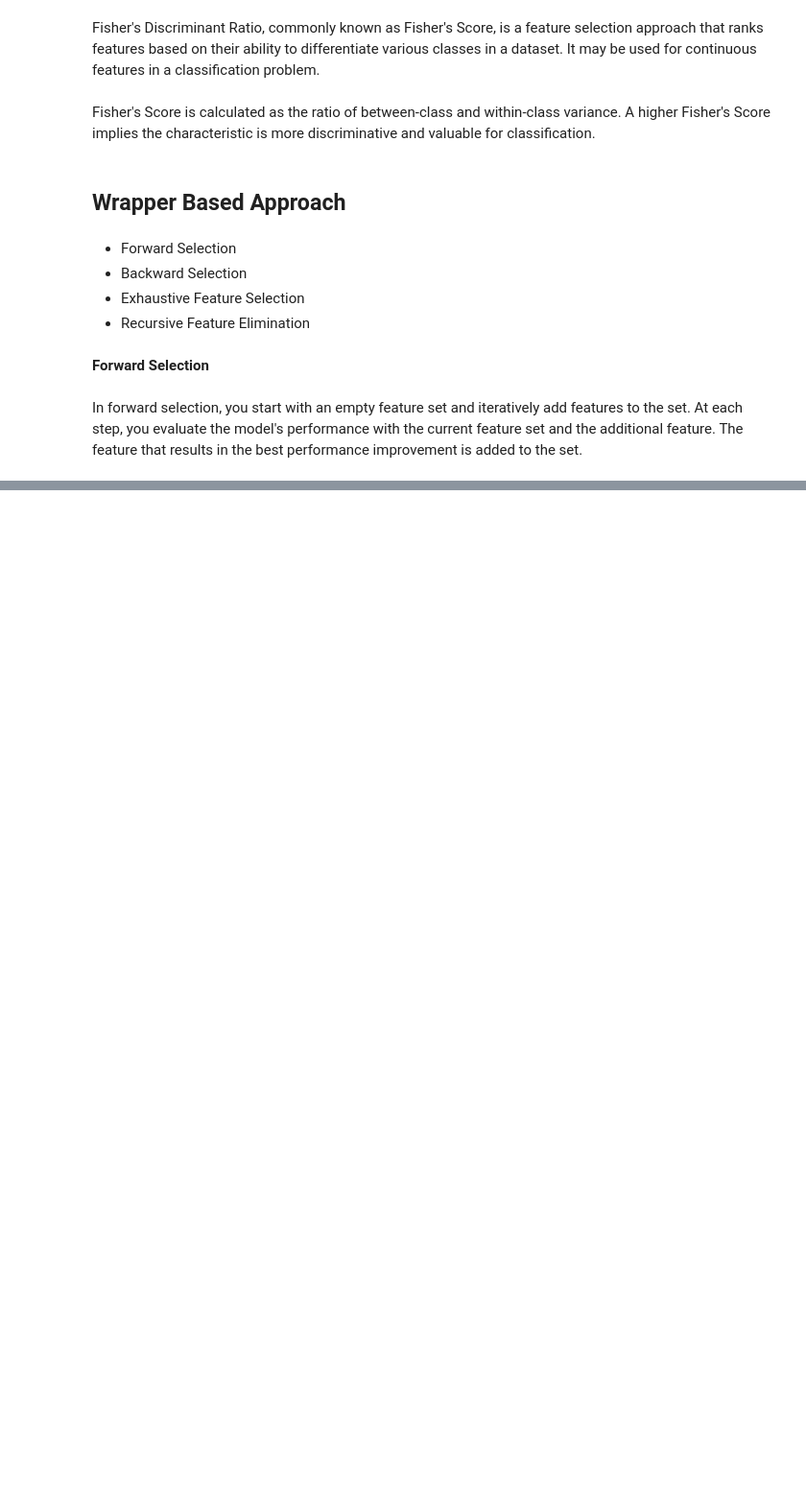
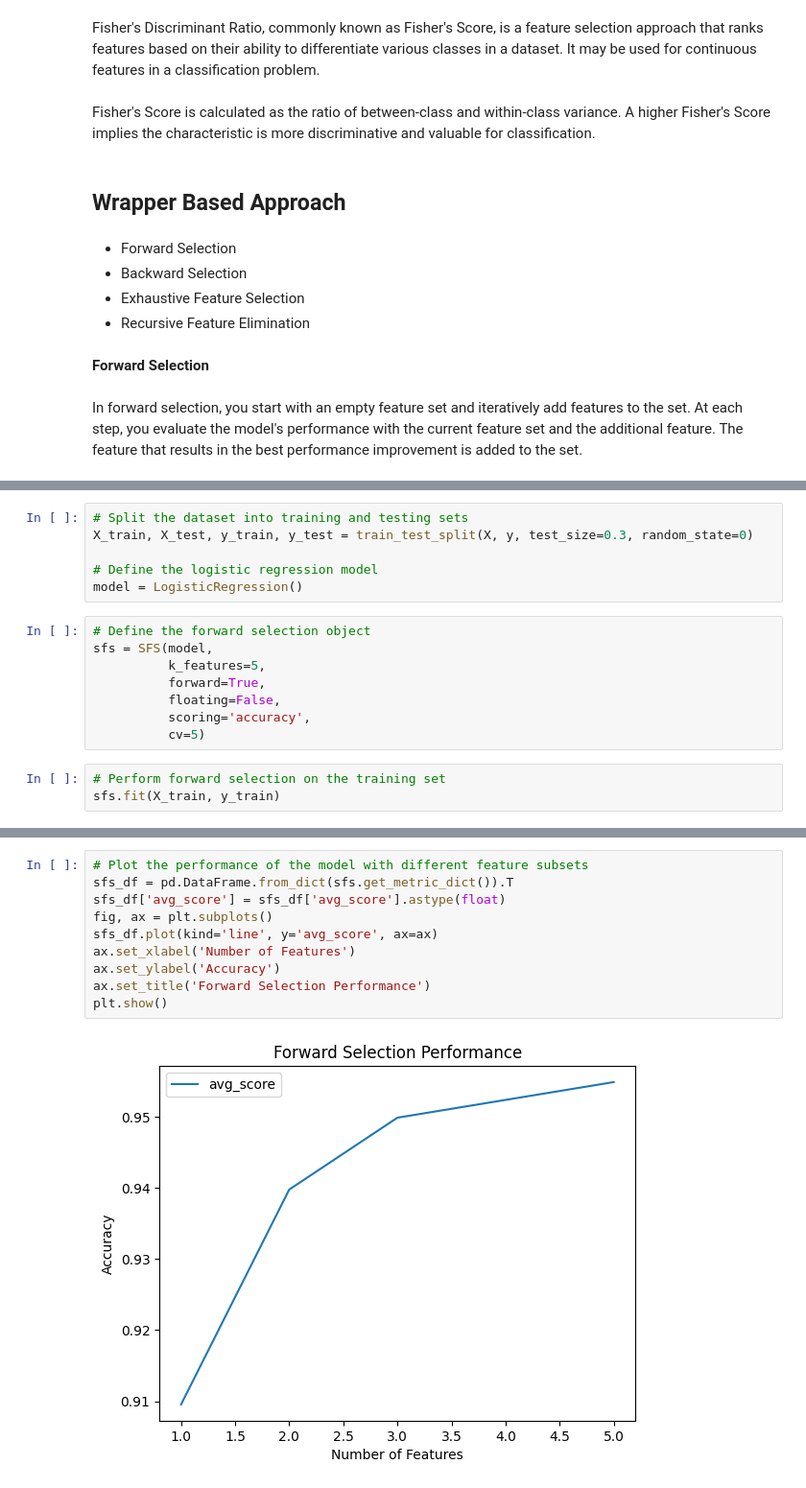
Before and after one commit to Biber76/MachineLearning, a Jupyter notebook: Advanced Feature Selection.ipynb, the cells around one changed output, grey strips where cells are left out. Shown at 96% size. Cells and saved outputs as stored; diff of their text form; blank space fills up the shorter version.

```diff
--- a/Advanced Feature Selection.ipynb
+++ b/Advanced Feature Selection.ipynb
@@ -163,0 +167,17 @@ ModuleNotFoundError: No module named 'mlxtend'
+# %%
+# Split the dataset into training and testing sets
+X_train, X_test, y_train, y_test = train_test_split(X, y, test_size=0.3, random_state=0)
+
+# Define the logistic regression model
+model = LogisticRegression()
+# %%
+# Define the forward selection object
+sfs = SFS(model,
+          k_features=5,
+          forward=True,
+          floating=False,
+          scoring='accuracy',
+          cv=5)
+# %%
+# Perform forward selection on the training set
+sfs.fit(X_train, y_train)
@@ -163,0 +214,12 @@ ModuleNotFoundError: No module named 'mlxtend'
+# %%
+# Plot the performance of the model with different feature subsets
+sfs_df = pd.DataFrame.from_dict(sfs.get_metric_dict()).T
+sfs_df['avg_score'] = sfs_df['avg_score'].astype(float)
+fig, ax = plt.subplots()
+sfs_df.plot(kind='line', y='avg_score', ax=ax)
+ax.set_xlabel('Number of Features')
+ax.set_ylabel('Accuracy')
+ax.set_title('Forward Selection Performance')
+plt.show()
+# %% [output]
+[figure, added]
```
Also changed, not shown: parts of 29 cells of this notebook.
